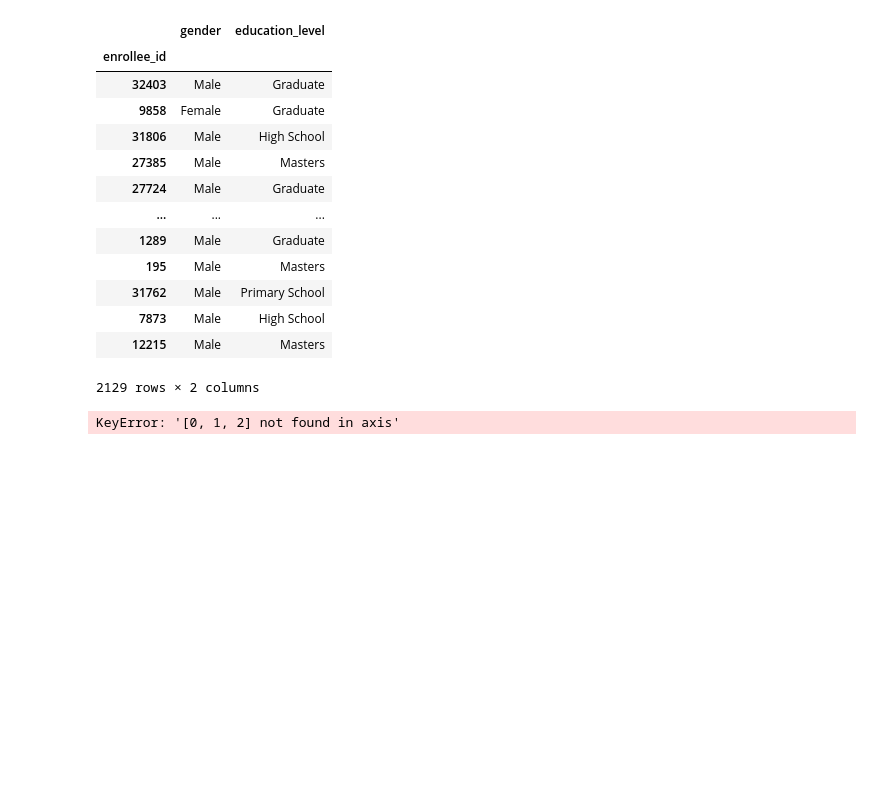
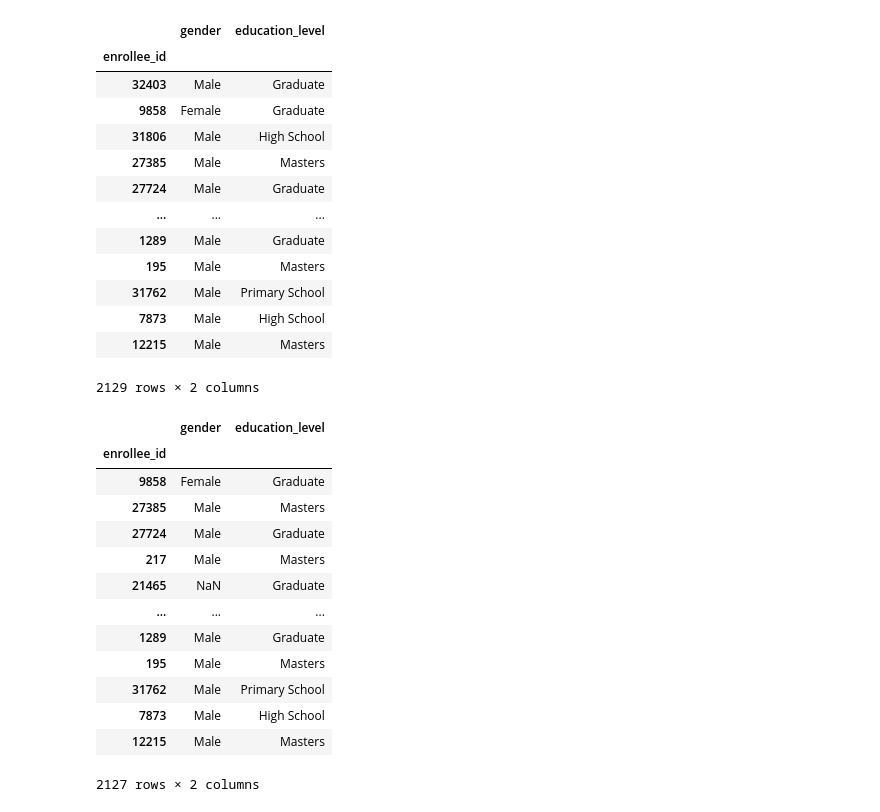
Before and after one commit to shatabdabasu/Data-Gathering, a Jupyter notebook: working_with_csv_files_.ipynb, the cells around one changed output. Cells and saved outputs as stored; diff of their text form; code cells hidden in the pictures; blank space fills up the shorter version.

```diff
--- a/working_with_csv_files_.ipynb
+++ b/working_with_csv_files_.ipynb
@@ -8,7 +8,7 @@ Mounted at /content/drive
 # %%
 import pandas as pd
 
-df = pd.read_csv('/content/drive/MyDrive/datasets/aug_test.csv')
+df = pd.read_csv('/content/drive/MyDrive/datasets/aug_test.csv',on_bad_lines="skip")
 df
 # %% [output]
 |  | enrollee_id | city | city_development_index | gender | relevent_experience | enrolled_university | ... |
@@ -57,7 +57,20 @@ df
 | 12215 | Male | Masters |
 2129 rows × 2 columns
 # %%
-df = df.drop(index=[0, 1, 2])
+df = df.drop(index=[32403,31806])
 df
 # %% [output]
+|  | gender | education_level |
+| enrollee_id |  |  |
+| 9858 | Female | Graduate |
+| 27385 | Male | Masters |
+| 27724 | Male | Graduate |
+| 217 | Male | Masters |
+| 21465 | NaN | Graduate |
+| ... | ... | ... |
+| 1289 | Male | Graduate |
+| 195 | Male | Masters |
+| 31762 | Male | Primary School |
+| 7873 | Male | High School |
+| 12215 | Male | Masters |
-KeyError: '[0, 1, 2] not found in axis'
+2127 rows × 2 columns
```
Also changed, not shown: parts of 2 cells of this notebook.
